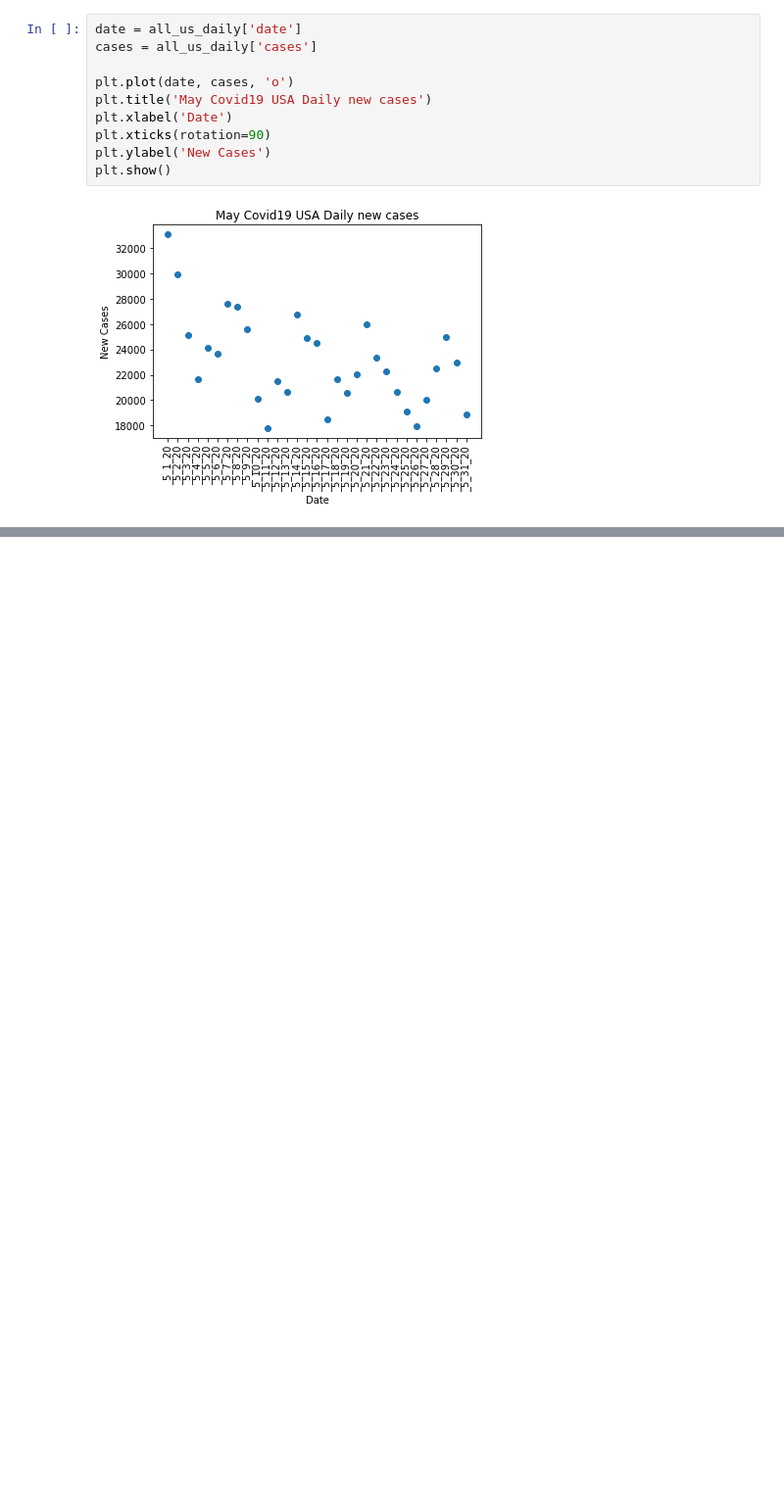
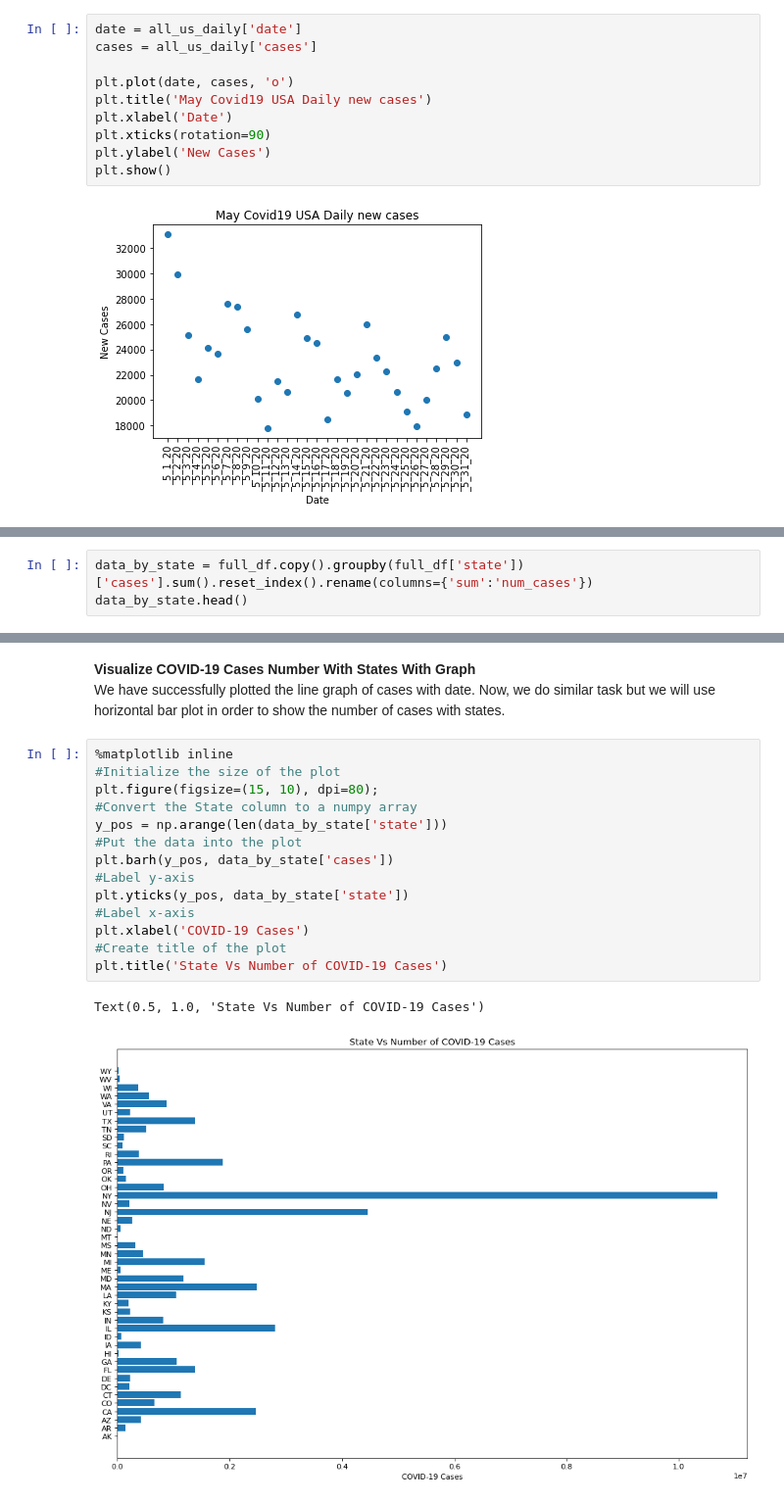
Before and after one commit to kevinhnmb/kevinhnmb.github.io, a Jupyter notebook: Final_Project.ipynb, the cells around one changed output, grey strips where cells are left out. Shown at 98% size. Saved outputs shown, nothing was run; the diff lists cells and outputs as text; blank space fills up the shorter version.

```diff
--- a/Final_Project.ipynb
+++ b/Final_Project.ipynb
@@ -427,0 +694,3 @@ array(['AK', 'AL', 'AR', 'AZ', 'CA', 'CO', 'CT', 'DC', 'DE', 'FL', 'GA',
+# %%
+data_by_state = full_df.copy().groupby(full_df['state'])['cases'].sum().reset_index().rename(columns={'sum':'num_cases'})
+data_by_state.head()
@@ -427,0 +704,20 @@ array(['AK', 'AL', 'AR', 'AZ', 'CA', 'CO', 'CT', 'DC', 'DE', 'FL', 'GA',
+# %% [markdown]
+<strong>Visualize COVID-19 Cases Number With States With Graph</strong><br>
+We have successfully plotted the line graph of cases with date. Now, we do similar task but we will use horizontal bar plot in order to show the number of cases with states.
+# %%
+%matplotlib inline
+#Initialize the size of the plot
+plt.figure(figsize=(15, 10), dpi=80);
+#Convert the State column to a numpy array
+y_pos = np.arange(len(data_by_state['state']))
+#Put the data into the plot
+plt.barh(y_pos, data_by_state['cases'])
+#Label y-axis
+plt.yticks(y_pos, data_by_state['state'])
+#Label x-axis
+plt.xlabel('COVID-19 Cases')
+#Create title of the plot
+plt.title('State Vs Number of COVID-19 Cases')
+# %% [output]
+Text(0.5, 1.0, 'State Vs Number of COVID-19 Cases')
+[figure, added]
```
Also changed, not shown: parts of 64 cells of this notebook, 1 other file.
